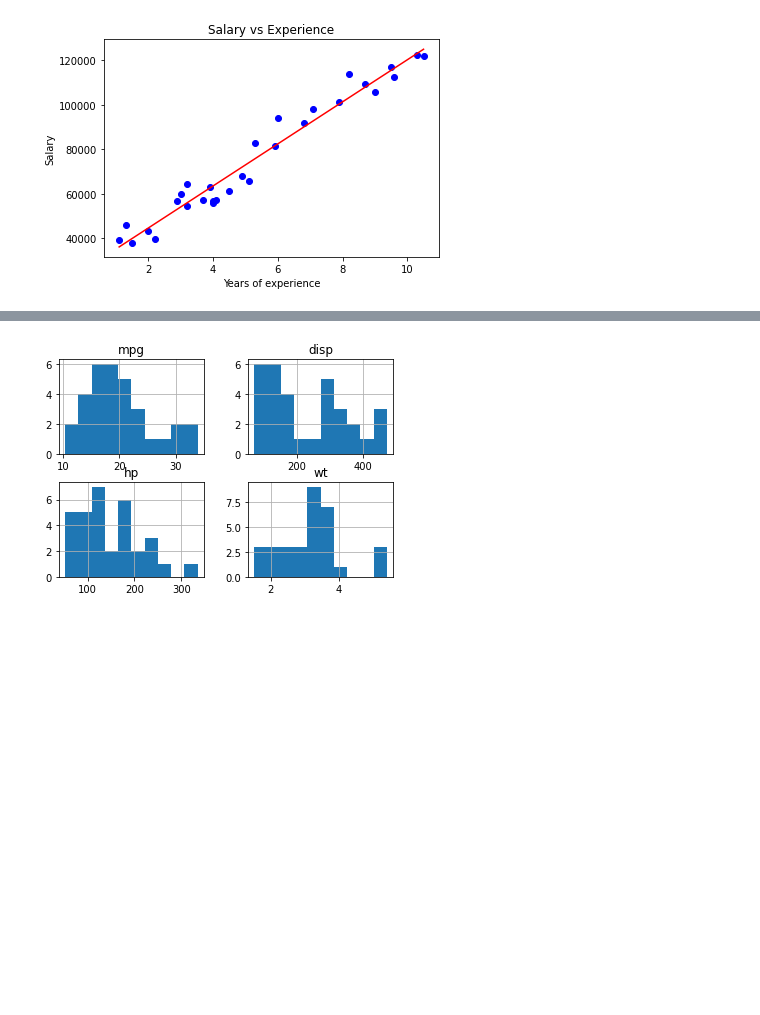
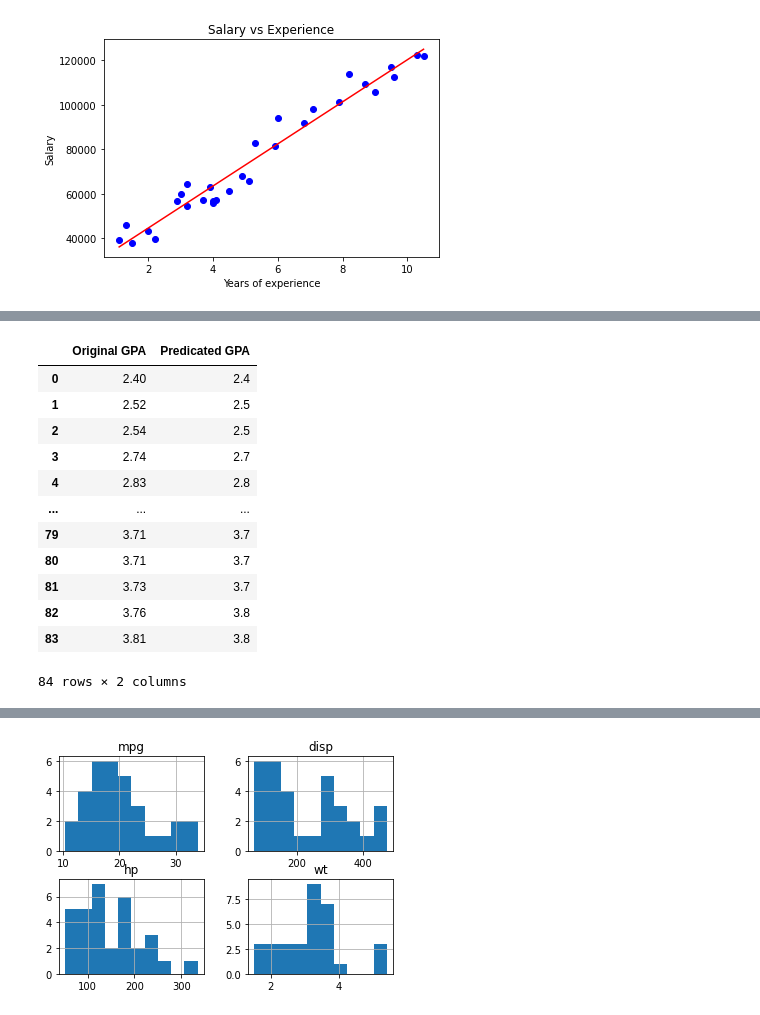
Before and after one commit to ktonon0401/AI-training, a Jupyter notebook: lesson2.ipynb, the cells around one changed output, grey strips where cells are left out. Cells and saved outputs as stored; diff of their text form; code cells hidden in the pictures; blank space fills up the shorter version.

```diff
--- a/lesson2.ipynb
+++ b/lesson2.ipynb
@@ -115 +126,23 @@ FileNotFoundError: ignored
+# %%
+from sklearn.linear_model import LinearRegression
+reg = LinearRegression()
+reg.fit(x,y)
+#Du doan gia tri
+y_pred = reg.predict(x).round(1)
+cal = pd.DataFrame(np.c_[y,y_pred],columns=['Original GPA','Predicated GPA'])
+cal
+# %% [output]
+|  | Original GPA | Predicated GPA |
+| 0 | 2.40 | 2.4 |
+| 1 | 2.52 | 2.5 |
+| 2 | 2.54 | 2.5 |
+| 3 | 2.74 | 2.7 |
+| 4 | 2.83 | 2.8 |
+| ... | ... | ... |
+| 79 | 3.71 | 3.7 |
+| 80 | 3.71 | 3.7 |
+| 81 | 3.73 | 3.7 |
+| 82 | 3.76 | 3.8 |
+| 83 | 3.81 | 3.8 |
+84 rows × 2 columns
 # %%
```
Also changed, not shown: parts of 6 cells of this notebook.
